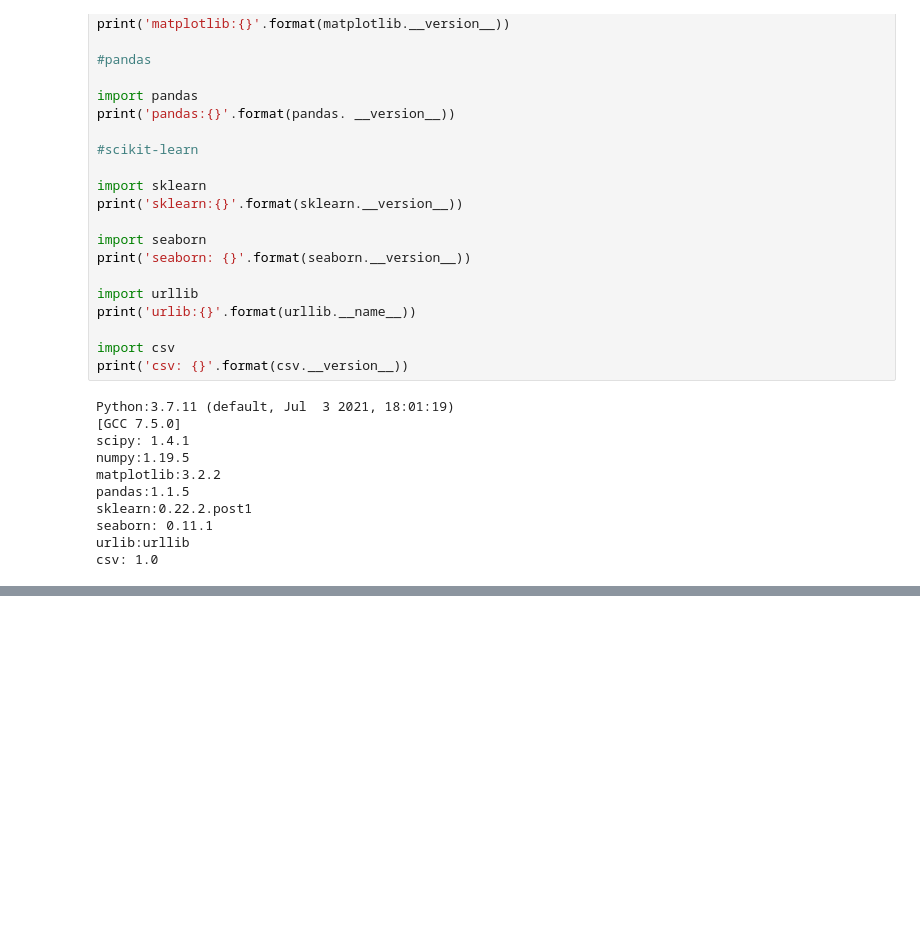
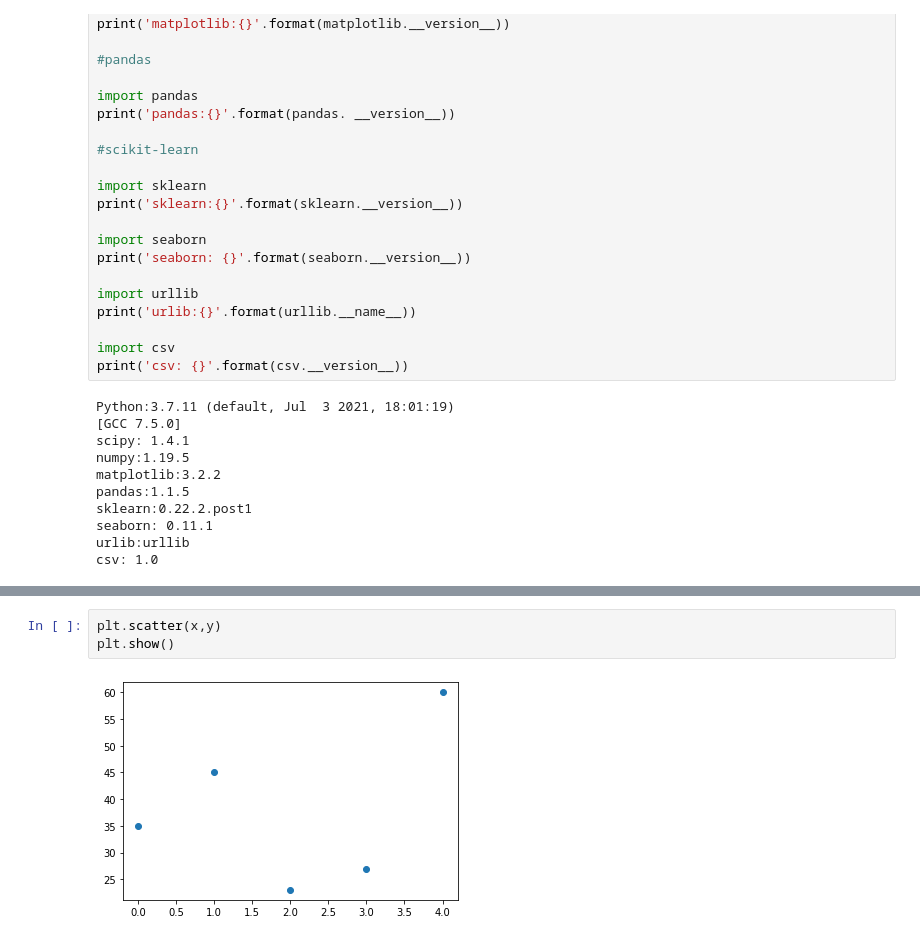
Before and after one commit to RupasriSatti/python-lab, a Jupyter notebook: Copy_of_Untitled4.ipynb, the cells around one changed output, grey strips where cells are left out. Cells and saved outputs as stored; diff of their text form; blank space fills up the shorter version.

```diff
--- a/Copy_of_Untitled4.ipynb
+++ b/Copy_of_Untitled4.ipynb
@@ -937,0 +2457,5 @@ csv: 1.0
+# %%
+plt.scatter(x,y)
+plt.show()
+# %% [output]
+[figure, added]
```
Also changed, not shown: parts of 213 cells of this notebook.
